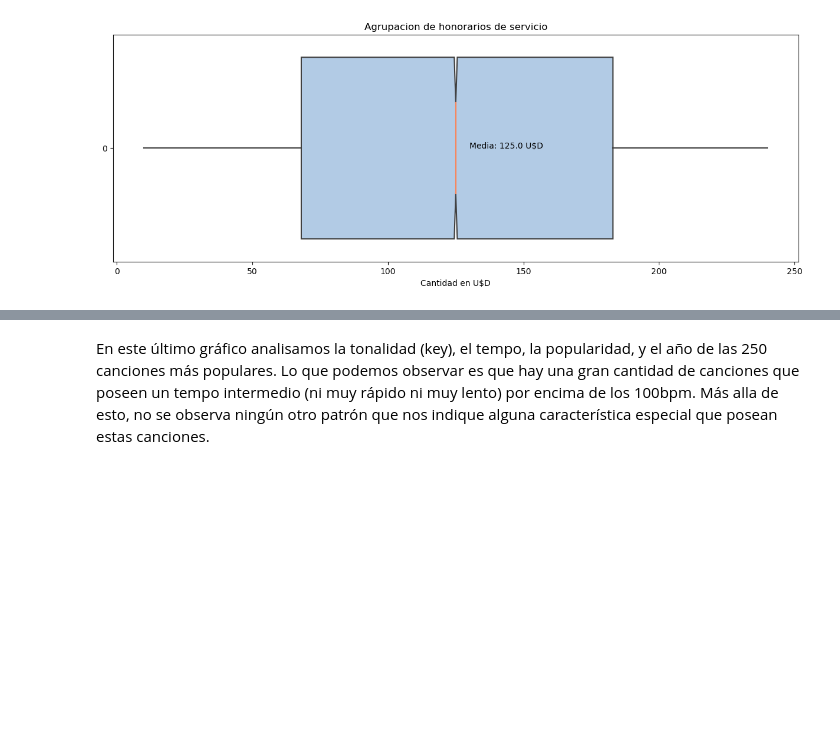
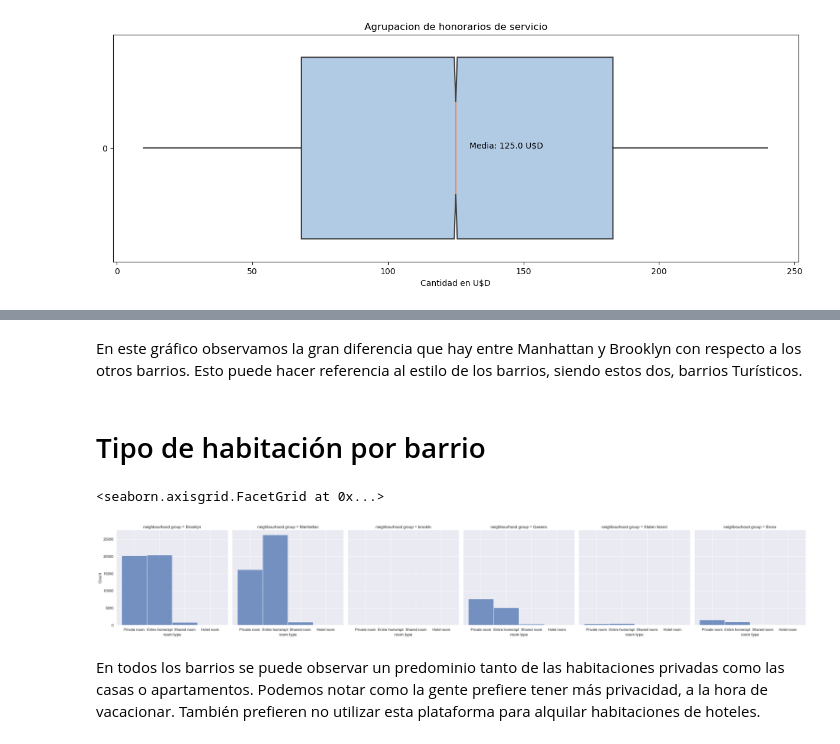
Before and after one commit to Jmgaz/Desaf-o_1_Data_Science, a Jupyter notebook: Desafio2.ipynb, the cells around one changed output, grey strips where cells are left out. Drawn from its saved outputs; the diff is of its cells as text; code cells hidden in the pictures; blank space fills up the shorter version.

```diff
--- a/Desafio2.ipynb
+++ b/Desafio2.ipynb
@@ -232,17 +142,0 @@ En este gráfico observamos las bandas con más canciones populares dentro de sp
-# %%
-canciones_populares = df3.sort_values(by=['popularity'],ascending=False).head(250)
-canciones_populares
-
-sns.set_theme(style="whitegrid")
-
-cmap = sns.cubehelix_palette(rot=-.2, as_cmap=True)
-g = sns.relplot(
-    data=canciones_populares,
-    x="release_date", y="tempo",
-    hue="key", size="popularity",
-    palette=cmap, sizes=(10, 200),
-)
-g.set(xscale="log", yscale="log")
-g.ax.xaxis.grid(True, "minor", linewidth=.25)
-g.ax.yaxis.grid(True, "minor", linewidth=.25)
-g.despine(left=True, bottom=True)
@@ -252,3 +143,16 @@ g.despine(left=True, bottom=True)
-# %% [markdown]
-En este último gráfico analisamos la tonalidad (key), el tempo, la popularidad, y el año de las 250 canciones más populares. Lo que podemos observar es que hay una gran cantidad de canciones que poseen un tempo intermedio (ni muy rápido ni muy lento) por encima de los 100bpm.
-Más alla de esto, no se observa ningún otro patrón que nos indique alguna característica especial que posean estas canciones.
+# %% [markdown]
+En este gráfico observamos la gran diferencia que hay entre Manhattan y Brooklyn con respecto a los otros barrios. Esto puede hacer referencia al estilo de los barrios, siendo estos dos, barrios Turísticos.
+# %% [markdown]
+# Tipo de habitación por barrio
+# %%
+
+sns.set_theme(style="darkgrid")
+sns.displot(
+    df, x="room type", col="neighbourhood group",
+    binwidth=5, height=5, facet_kws=dict(margin_titles=True),
+)
+# %% [output]
+<seaborn.axisgrid.FacetGrid at 0x...>
+[figure, added]
+# %% [markdown]
+En todos los barrios se puede observar un predominio tanto de las habitaciones privadas como las casas o apartamentos. Podemos notar como la gente prefiere tener más privacidad, a la hora de vacacionar. También prefieren no utilizar esta plataforma para alquilar habitaciones de hoteles.
```
Also changed, not shown: parts of 16 cells of this notebook.
